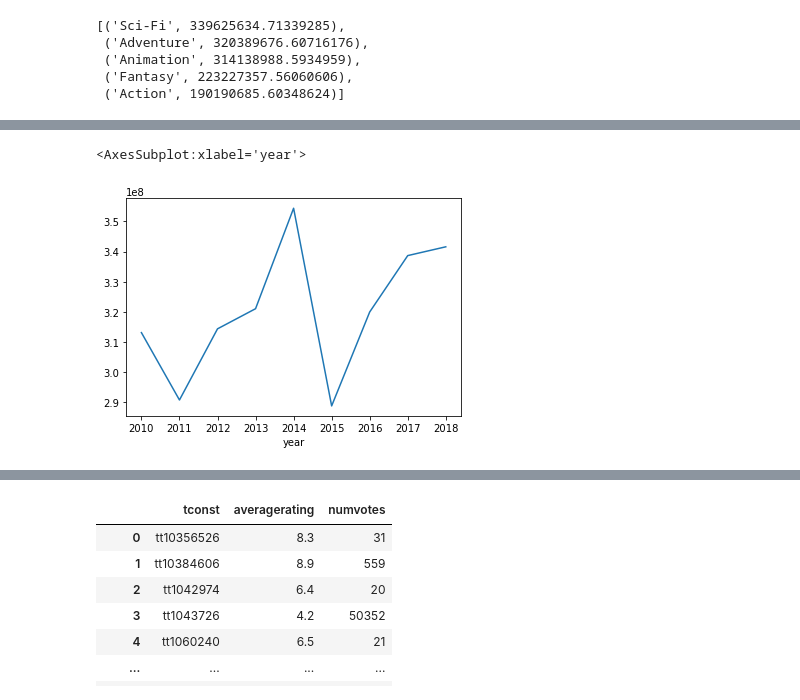
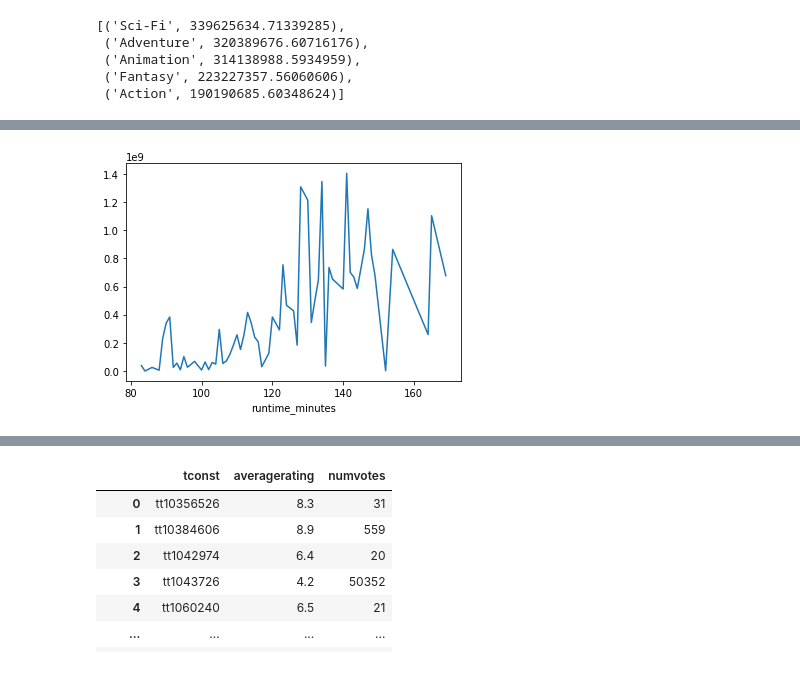
Before and after one commit to danielhlee4/MovieDataAnalysis, a Jupyter notebook: Analysis.ipynb, the cells around one changed output, grey strips where cells are left out. Drawn from its saved outputs; the diff is of its cells as text; code cells hidden in the pictures.

```diff
--- a/Analysis.ipynb
+++ b/Analysis.ipynb
@@ -561,10 +604,10 @@ top_5_mean_total_gross
 # Microsoft will want to enter into the market as a top player. These top five genres
 # is what Microsoft should aim for
 # %%
-# preparing action only df for plotting
-action_drop_rows = []
+# preparing a dataframe(sci-fi) for plotting
+scifi_drop_rows = []
 for row in bom_imdb.index:
-    if bom_imdb['Action'][row] == 0:
-        action_drop_rows.append(row)
-action_drop_rows[:5]
+    if bom_imdb['Sci-Fi'][row] == 0:
+        scifi_drop_rows.append(row)
+scifi_drop_rows[:5]
 # %% [output]
@@ -572,4 +615,4 @@ action_drop_rows[:5]
 # %%
-action_plot = bom_imdb.drop(action_drop_rows)
-print(len(action_plot))
+scifi_plot = bom_imdb.drop(scifi_drop_rows)
+print(len(scifi_plot))
 # %% [output]
@@ -596,5 +805,4 @@ print(len(adventure_plot))
 # %%
-adventure_plot.groupby(['year'])['total_gross'].mean().plot()
+scifi_plot.groupby(['runtime_minutes'])['total_gross'].mean().plot();
 # %% [output]
-<AxesSubplot:xlabel='year'>
-[figure, old version]
+[figure, new version]
```
Also changed, not shown: parts of 101 cells of this notebook.
